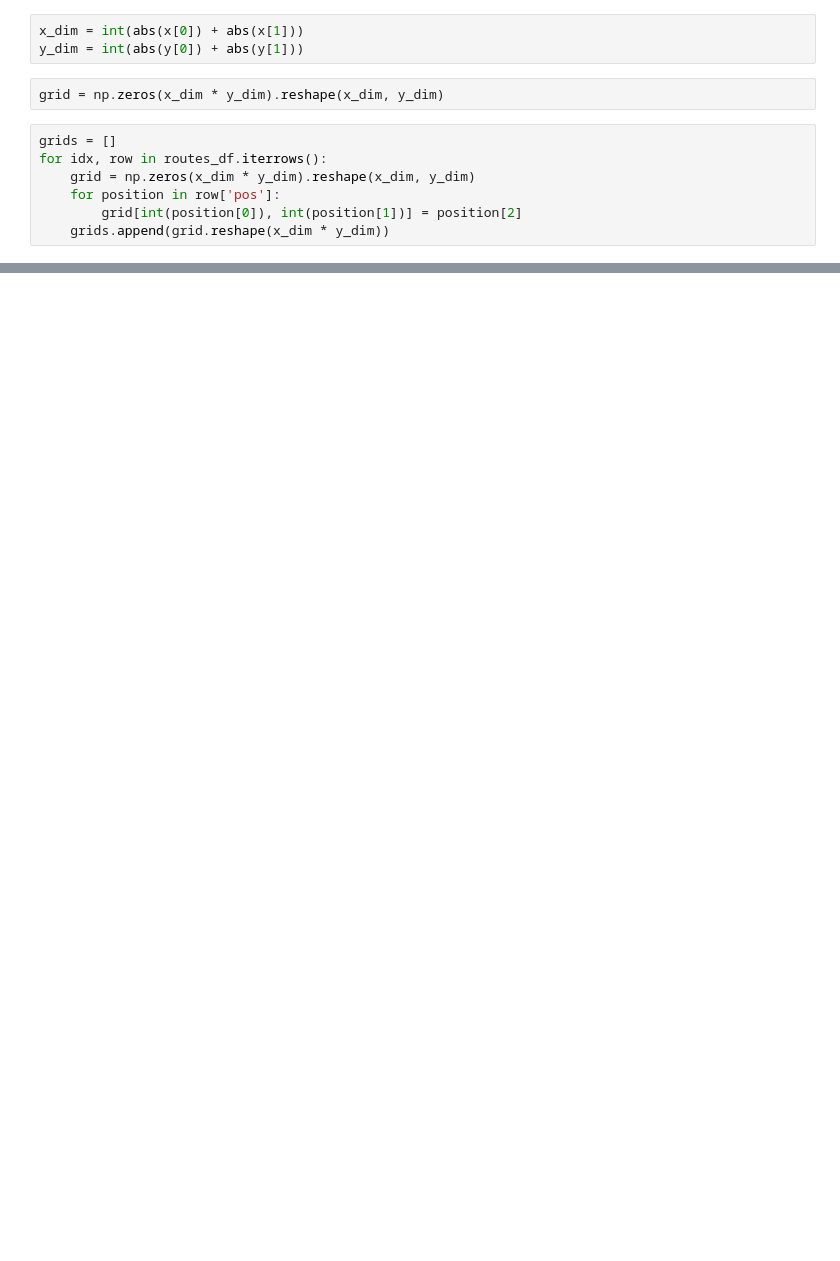
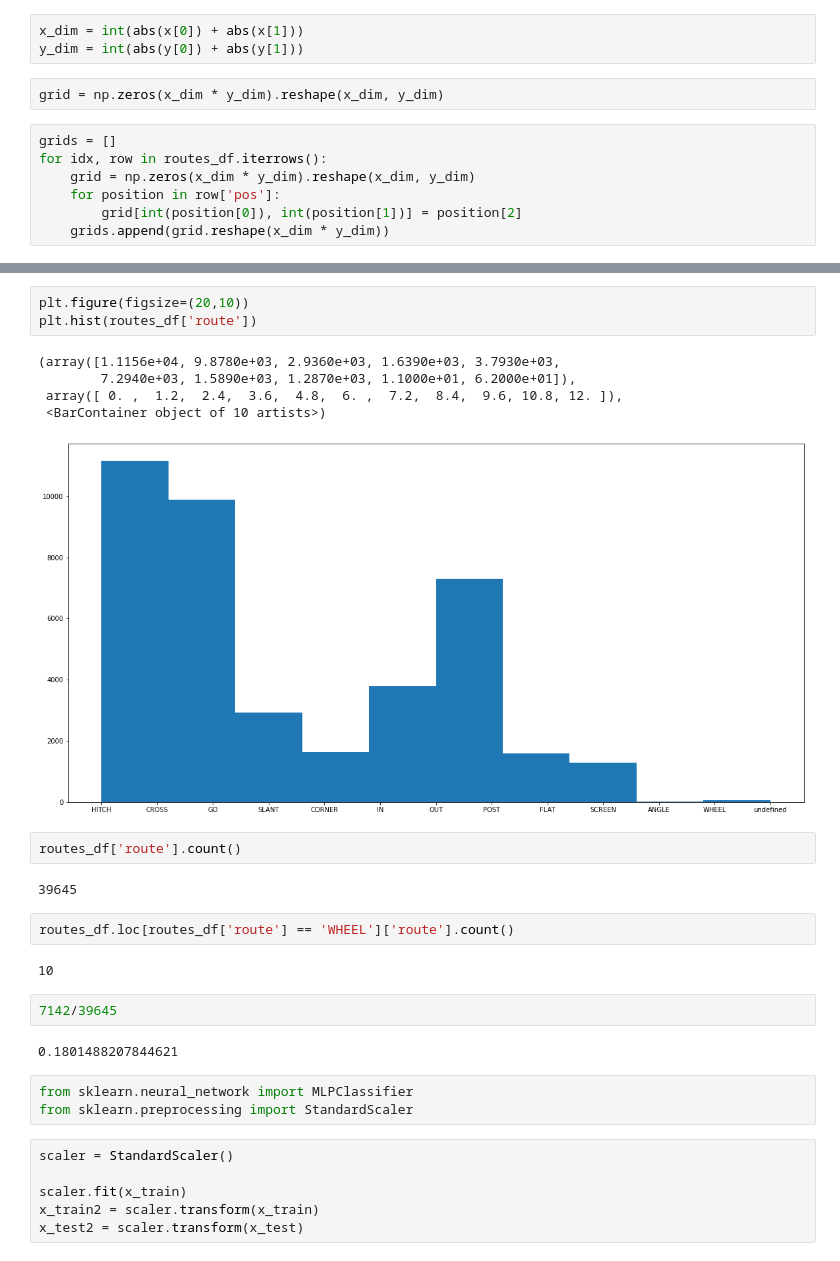
Before and after one commit to sskett/cosc301, a Jupyter notebook: route_finder.ipynb, the cells around one changed output, grey strips where cells are left out. Drawn from its saved outputs; the diff is of its cells as text; blank space fills up the shorter version.

```diff
--- a/route_finder.ipynb
+++ b/route_finder.ipynb
@@ -209,0 +198,30 @@ Confusion Matrix:
+# %%
+plt.figure(figsize=(20,10))
+plt.hist(routes_df['route'])
+# %% [output]
+(array([1.1156e+04, 9.8780e+03, 2.9360e+03, 1.6390e+03, 3.7930e+03,
+        7.2940e+03, 1.5890e+03, 1.2870e+03, 1.1000e+01, 6.2000e+01]),
+ array([ 0. ,  1.2,  2.4,  3.6,  4.8,  6. ,  7.2,  8.4,  9.6, 10.8, 12. ]),
+ <BarContainer object of 10 artists>)
+[figure, added]
+# %%
+routes_df['route'].count()
+# %% [output]
+39645
+# %%
+routes_df.loc[routes_df['route'] == 'WHEEL']['route'].count()
+# %% [output]
+10
+# %%
+7142/39645
+# %% [output]
+0.1801488207844621
+# %%
+from sklearn.neural_network import MLPClassifier
+from sklearn.preprocessing import StandardScaler
+# %%
+scaler = StandardScaler()
+
+scaler.fit(x_train)
+x_train2 = scaler.transform(x_train)
+x_test2 = scaler.transform(x_test)
```
Also changed, not shown: parts of 17 cells of this notebook.
